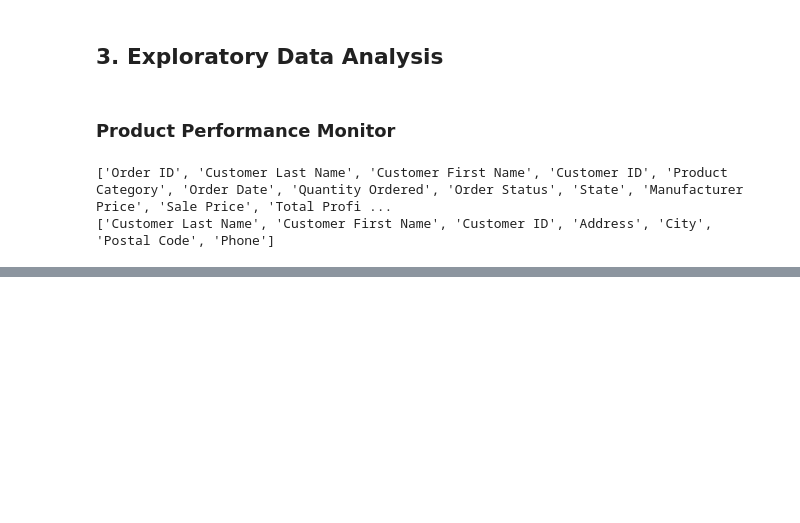
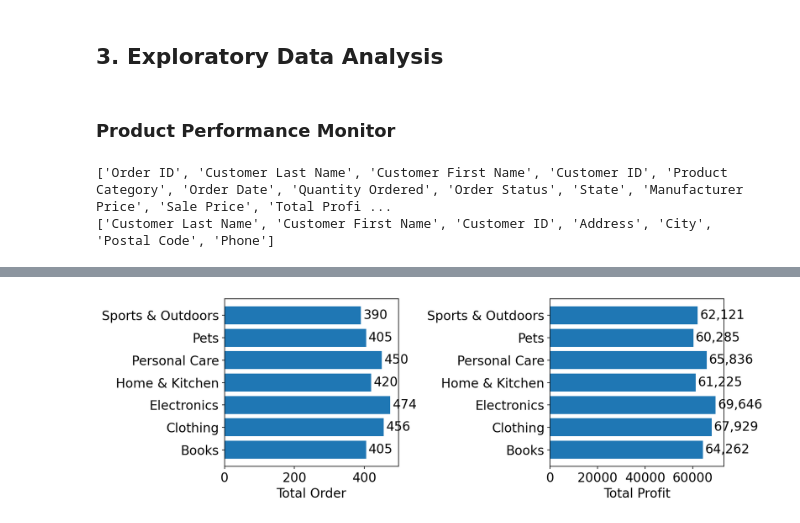
Before and after one commit to hlnetr21354/Future-Retail-Business-Case-Analysis, a Jupyter notebook: notebook/Future_Retail_Data_Cleaning_EDA.ipynb, the cells around one changed output, grey strips where cells are left out. Cells and saved outputs as stored; diff of their text form; code cells hidden in the pictures; blank space fills up the shorter version.

```diff
--- a/notebook/Future_Retail_Data_Cleaning_EDA.ipynb
+++ b/notebook/Future_Retail_Data_Cleaning_EDA.ipynb
@@ -349,0 +335,10 @@ for i, cols ine
+# %%
+product_agg = sale_df.groupby('Product Category').agg(
+    total_order = ('Order ID', 'nunique'),
+    avg_quantity = ('Quantity Ordered', 'mean'),
+    avg_profit = ('Total Profit', 'mean'),
+    total_profit = ('Total Profit', 'sum'),
+    avg_manu_price = ('Manufacturer Price', 'mean'),
+    avg_sale_price = ('Sale Price', 'mean')
+).reset_index()
+product_agg
@@ -349,0 +354,23 @@ for i, cols ine
+# %%
+fig, axes = plt.subplots(1, 2, figsize=(12,4))
+
+# Plot 1: Total Order
+bars1 = axes[0].barh(
+    product_agg['Product Category'],
+    product_agg['total_order']
+)
+axes[0].set_xlabel('Total Order')
+axes[0].bar_label(bars1, padding=3)
+
+# Plot 2: Total Profit
+bars2 = axes[1].barh(
+    product_agg['Product Category'],
+    product_agg['total_profit']
+)
+axes[1].set_xlabel('Total Profit')
+axes[1].bar_label(bars2, fmt='{:,.0f}', padding=3)
+
+plt.tight_layout()
+plt.show()
+# %% [output]
+[figure, added]
```
Also changed, not shown: parts of 8 cells of this notebook.
